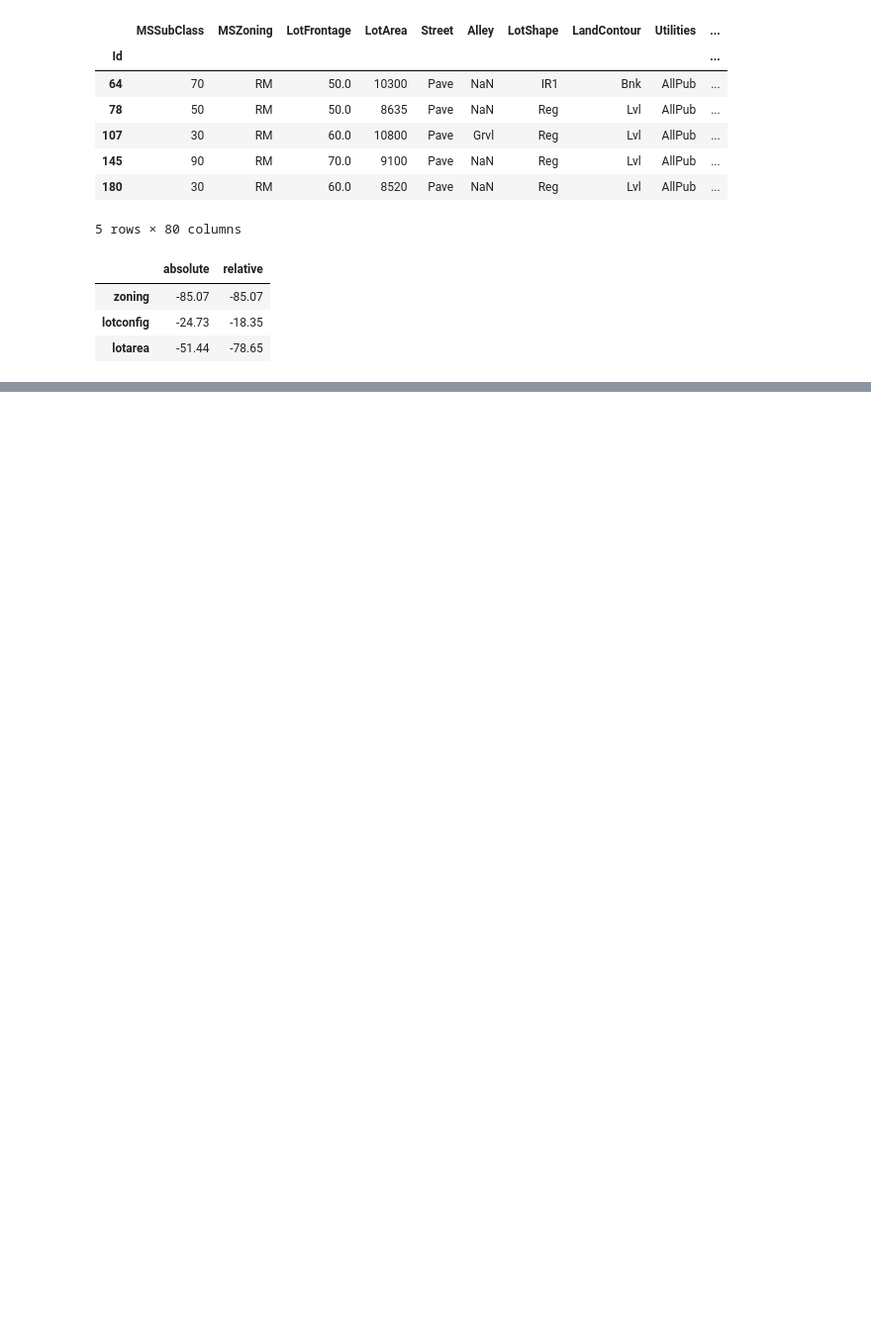
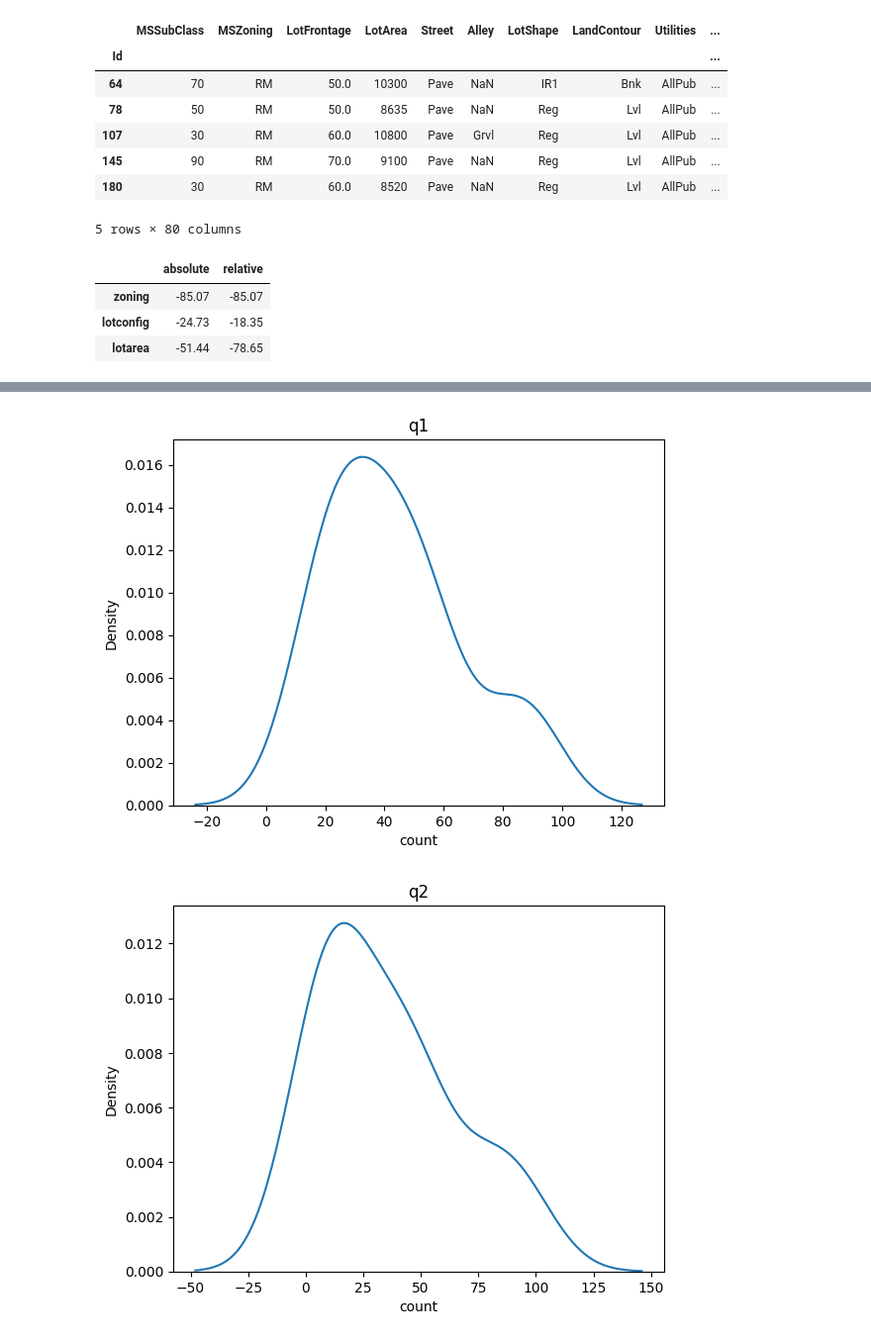
Before and after one commit to JackGreenaway/cambridge_spark, a Jupyter notebook: vectorised_filter.ipynb, the cells around one changed output, grey strips where cells are left out. Shown at 99% size. Cells and saved outputs as stored; diff of their text form; code cells hidden in the pictures; blank space fills up the shorter version.

```diff
--- a/vectorised_filter.ipynb
+++ b/vectorised_filter.ipynb
@@ -67,0 +105,9 @@ b.head()
+# %%
+data = df.loc["True"].reset_index()
+for i in data["index"].unique():
+    plt.title(i)
+    sns.kdeplot(data=data[data["index"] == i].reset_index(), x="count")
+    plt.show()
+# %% [output]
+[figure, added]
+[figure, added]
```
Also changed, not shown: parts of 6 cells of this notebook, 2 other files.
